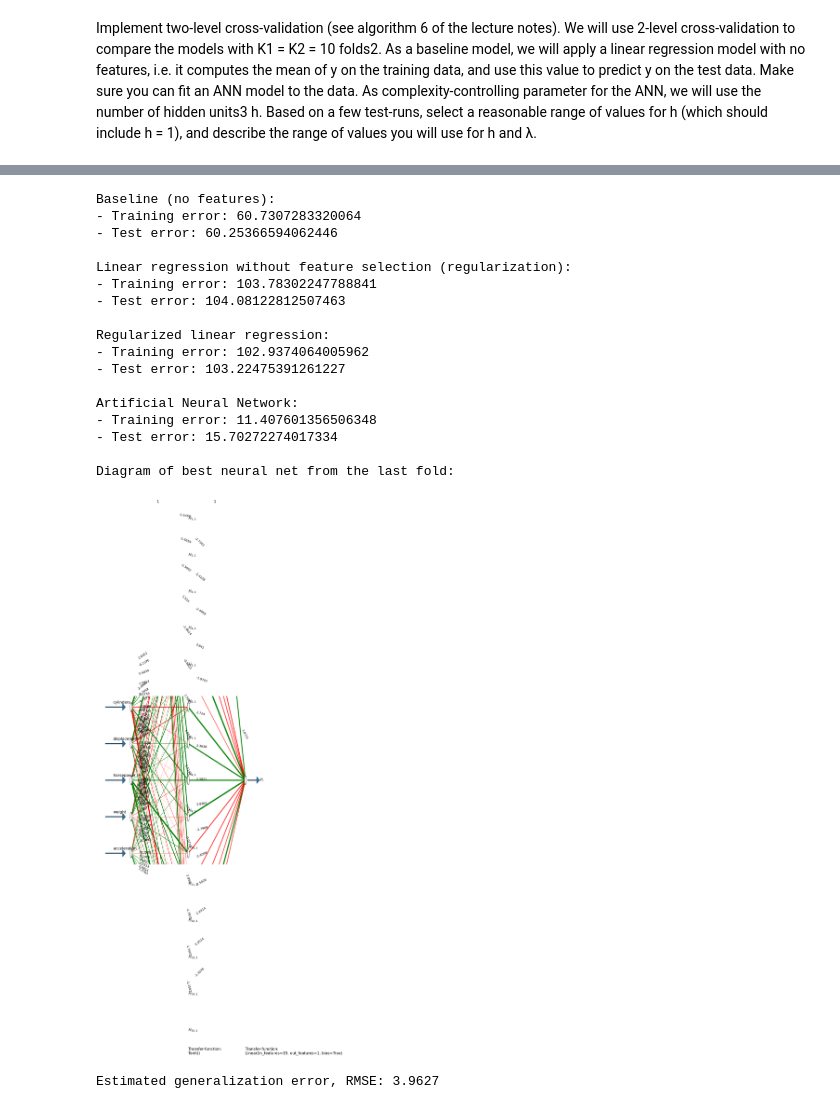
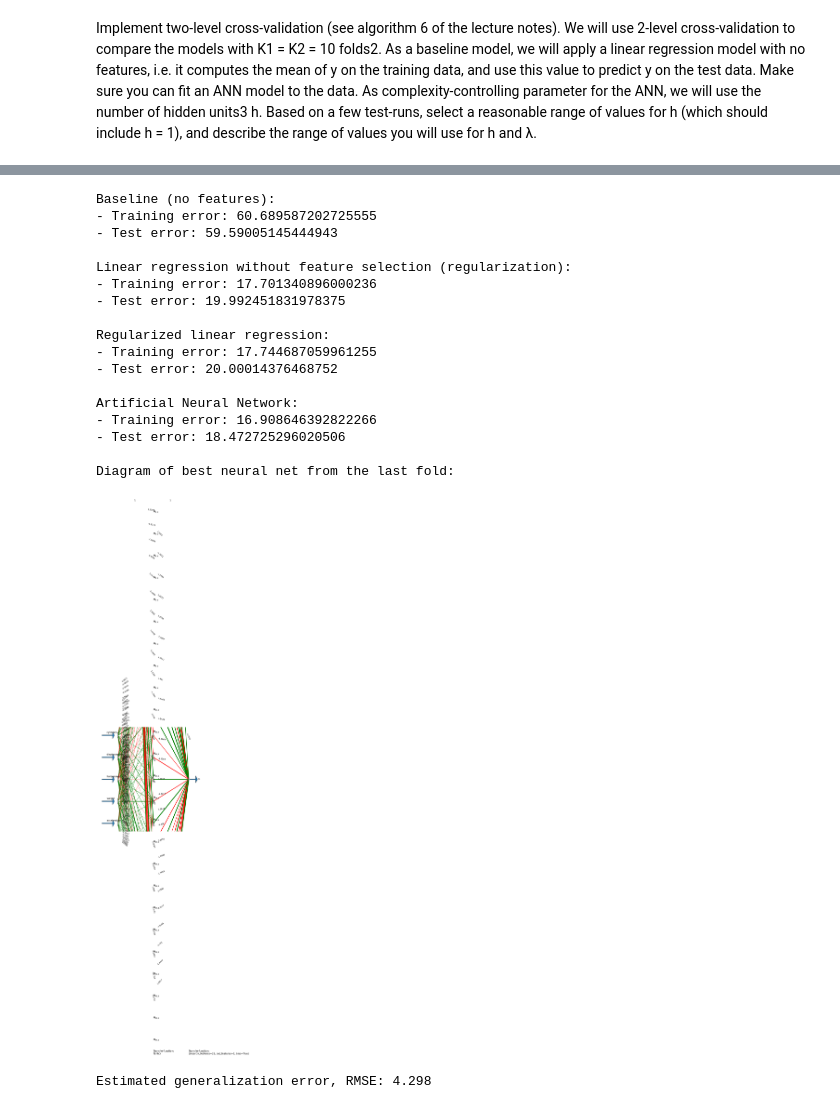
Before and after one commit to BalducciFrancesco/02450-Introduction-to-Machine-Learning-and-Data-Mining, a Jupyter notebook: project-2/project-2.ipynb, the cells around one changed output, grey strips where cells are left out. Saved outputs shown, nothing was run; the diff lists cells and outputs as text; code cells hidden in the pictures.

```diff
--- a/project-2/project-2.ipynb
+++ b/project-2/project-2.ipynb
@@ -203,15 +203,15 @@ def ann_validate(X, y, hidden_units, internal_K, max_iter=10000, n_replicates=1)
 X = df_continous.values[:, 1:]  # features
 X = np.concatenate((np.ones((X.shape[0], 1)), X), 1) # bias for regularized linear regression
 attributeNames = ["bias"] + list(df_continous.columns[1:])
-y = df_continous.values[:, [0]]  # target
+y = df_continous.values[:, 0]  # target
 N, M = X.shape
 
 # Range of hyperparameters
 lambdas = np.logspace(-3, 1, 50)
-hidden_units = np.linspace(1, 20, 5, dtype=int)
+hidden_units = np.linspace(1, 25, 5, dtype=int)
 
 # Parameters for ANN training
-max_iter = 8000
+max_iter = 3000
 loss_fn = torch.nn.MSELoss()
 
 # Create cross-validation partitions for evaluation
@@ -277,7 +277,7 @@ for k, (train_index, test_index) in enumerate(CV.split(X, y)):
     Error_test_lr[k] = np.mean(np.square(y_test - X_test @ w_noreg[:, k]))
 
     # ANN training: find best H (number of hidden units) using internal CV
-    best_h, best_mse = ann_validate(X_train[:, 1:], y_train, hidden_units, K_internal, max_iter)
+    best_h, best_mse = ann_validate(X_train[:, 1:], y_train.reshape(-1, 1), hidden_units, K_internal, max_iter)
 
     # Train final ANN with best H
     model = lambda: torch.nn.Sequential(
@@ -286,7 +286,8 @@ for k, (train_index, test_index) in enumerate(CV.split(X, y)):
         torch.nn.Linear(best_h, 1)
     )
 
-    X_train, y_train, X_test, y_test = map(torch.Tensor, (X_train[:, 1:], y_train, X_test[:, 1:], y_test))
+    # Map to torch tensors (requires Y to be column vector!)
+    X_train, y_train, X_test, y_test = map(torch.Tensor, (X_train[:, 1:], y_train.reshape(-1, 1), X_test[:, 1:], y_test.reshape(-1, 1)))
 
     net, final_loss, learning_curve = train_neural_net(
         model,
@@ -368,19 +369,19 @@ MSE for ANN with best h = 15 units on CV fold no. 5/5 ==> 11.598295211791992
 Baseline (no features):
-- Training error: 60.7307283320064
-- Test error: 60.25366594062446
+- Training error: 60.689587202725555
+- Test error: 59.59005145444943
 
 Linear regression without feature selection (regularization):
-- Training error: 103.78302247788841
-- Test error: 104.08122812507463
+- Training error: 17.701340896000236
+- Test error: 19.992451831978375
 
 Regularized linear regression:
-- Training error: 102.9374064005962
-- Test error: 103.22475391261227
+- Training error: 17.744687059961255
+- Test error: 20.00014376468752
 
 Artificial Neural Network:
-- Training error: 11.407601356506348
-- Test error: 15.70272274017334
+- Training error: 16.908646392822266
+- Test error: 18.472725296020506
 
 Diagram of best neural net from the last fold:
-[figure, old version]
+[figure, new version]
-Estimated generalization error, RMSE: 3.9627
+Estimated generalization error, RMSE: 4.298
```
Also changed, not shown: parts of 2 cells of this notebook.
